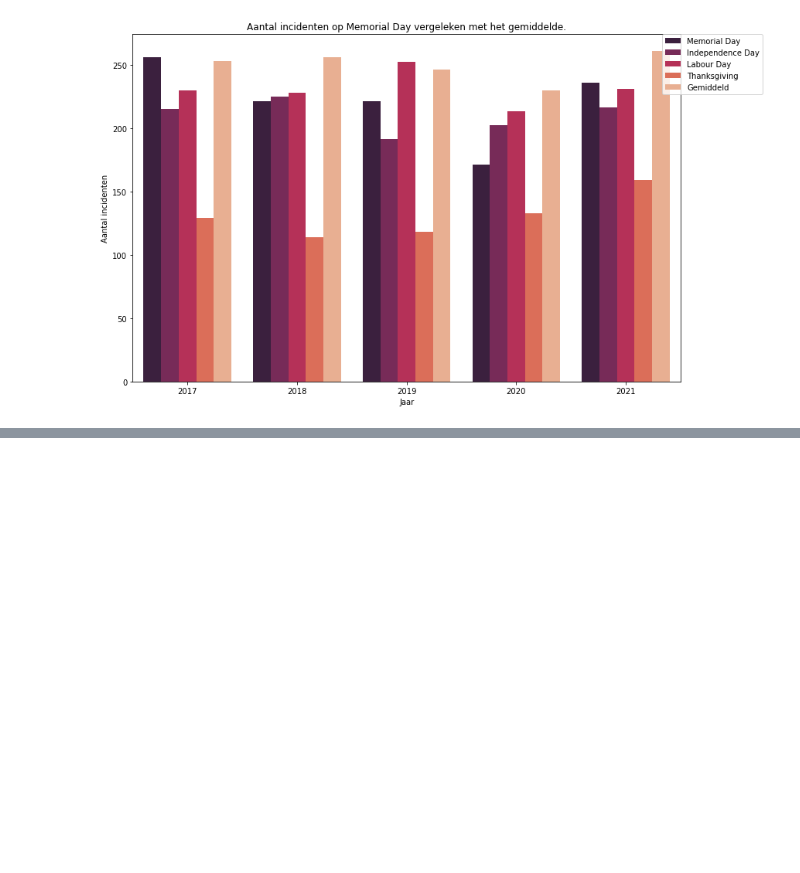
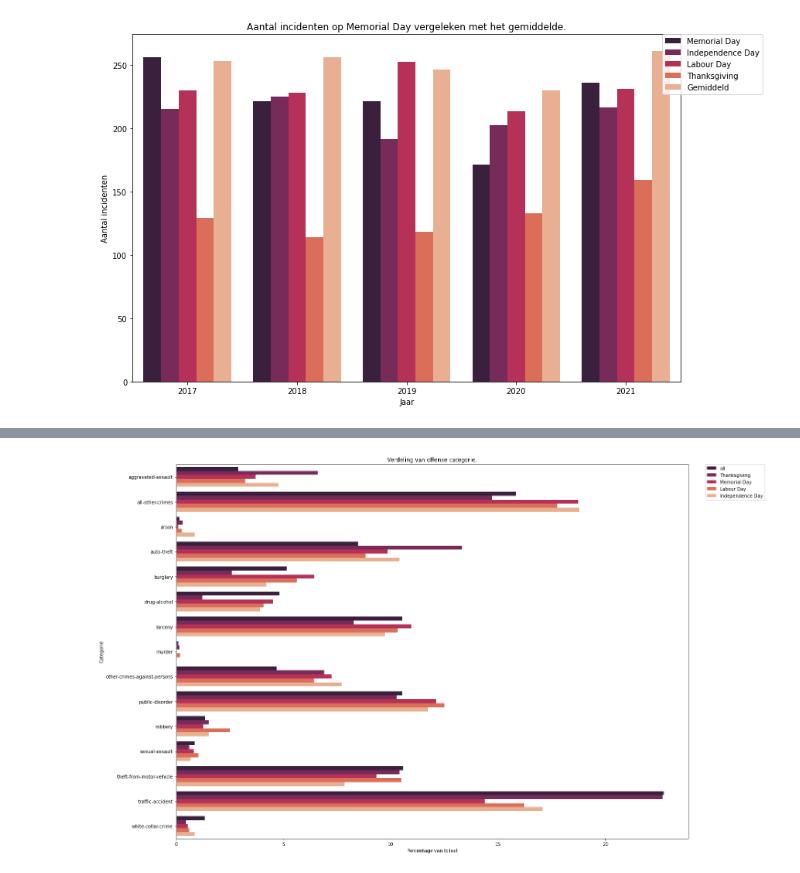
Before and after one commit to KolmschateS/poc-crime, a Jupyter notebook: crimestat.ipynb, the cells around one changed output, grey strips where cells are left out. Drawn from its saved outputs; the diff is of its cells as text; code cells hidden in the pictures; blank space fills up the shorter version.

Commit message:
add per offense category and per district

```diff
--- a/crimestat.ipynb
+++ b/crimestat.ipynb
@@ -43,7 +51,15 @@ De data is aangeleverd in twee losse csv bestanden; crime.csv en offense_codes.c
 NOTE: voeg de bestanden toe aan een mapje "data" onder de namen die hierboven staan.
 # %%
 # Variabele
-crime_file_path = (f"{working_directory}/data/crime.csv" if isMac else f"{working_directory}\\data\\crime.csv")
-offense_file_path = f"{working_directory}/data/offense_codes.csv" if isMac else f"{working_directory}\\data\\offense_codes.csv"
+crime_file_path = (
+    f"{working_directory}/data/crime.csv"
+    if isMac
+    else f"{working_directory}\\data\\crime.csv"
+)
+offense_file_path = (
+    f"{working_directory}/data/offense_codes.csv"
+    if isMac
+    else f"{working_directory}\\data\\offense_codes.csv"
+)
 # %% [markdown]
 ## Data benaderen
@@ -69,6 +86,7 @@ Allereerst kijken we naar een csv bestand met daarin geregistreerde incidenten d
 Hieronder zie je hoeveel records er zijn (470278) en hoeveel kolommen (19). Ook zien we de (door pandas geïnterpreteerde) datatypes.
 # %%
 crime_df.info()
+total_crime_count = len(crime_df.index)
 # %% [output]
 <class 'pandas.core.frame.DataFrame'>
 RangeIndex: 470278 entries, 0 to 470277
@@ -261,9 +301,13 @@ labday_crime = crime_df.copy()
 thaday_crime = crime_df.copy()
 
 memday_crime = pd.merge(memday_crime, memorial_days_df, on="REPORTED_DATE_NORMALIZED")
-indday_crime = pd.merge(indday_crime, independence_days_df, on="REPORTED_DATE_NORMALIZED")
+indday_crime = pd.merge(
+    indday_crime, independence_days_df, on="REPORTED_DATE_NORMALIZED"
+)
 labday_crime = pd.merge(labday_crime, labour_days_df, on="REPORTED_DATE_NORMALIZED")
-thaday_crime = pd.merge(thaday_crime, thanksgiving_days_df, on="REPORTED_DATE_NORMALIZED")
+thaday_crime = pd.merge(
+    thaday_crime, thanksgiving_days_df, on="REPORTED_DATE_NORMALIZED"
+)
 # %%
 j1_memday_crime = memday_crime.copy()
 j1_indday_crime = indday_crime.copy()
@@ -336,0 +466,19 @@ plt.show()
+# %%
+a4_dims = (20, 15)
+fig, ax = plt.subplots(figsize=a4_dims)
+
+ax = sns.barplot(
+    ax=ax,
+    data=j2_final,
+    x="percentage",
+    y="OFFENSE_CATEGORY_ID",
+    hue="TYPE",
+    palette="rocket",
+)
+ax.set(xlabel="Percentage van totaal", ylabel="Categorie")
+ax.set(title="Verdeling van offense categorie.")
+
+plt.legend(bbox_to_anchor=(1.15, 1), loc="upper right", borderaxespad=0)
+plt.show()
+# %% [output]
+[figure, added]
```
Also changed, not shown: parts of 14 cells of this notebook, 1 other file.
